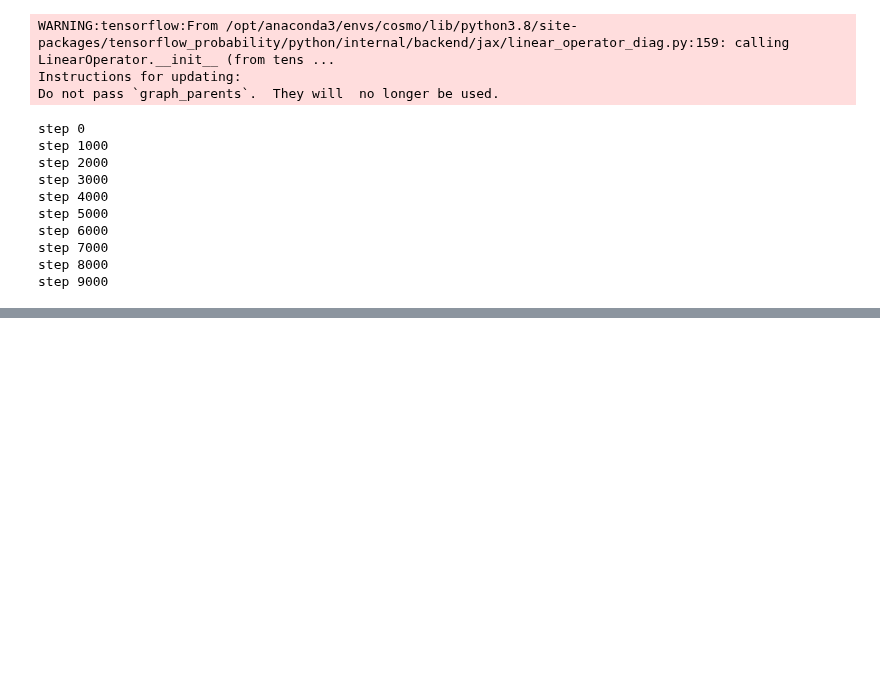
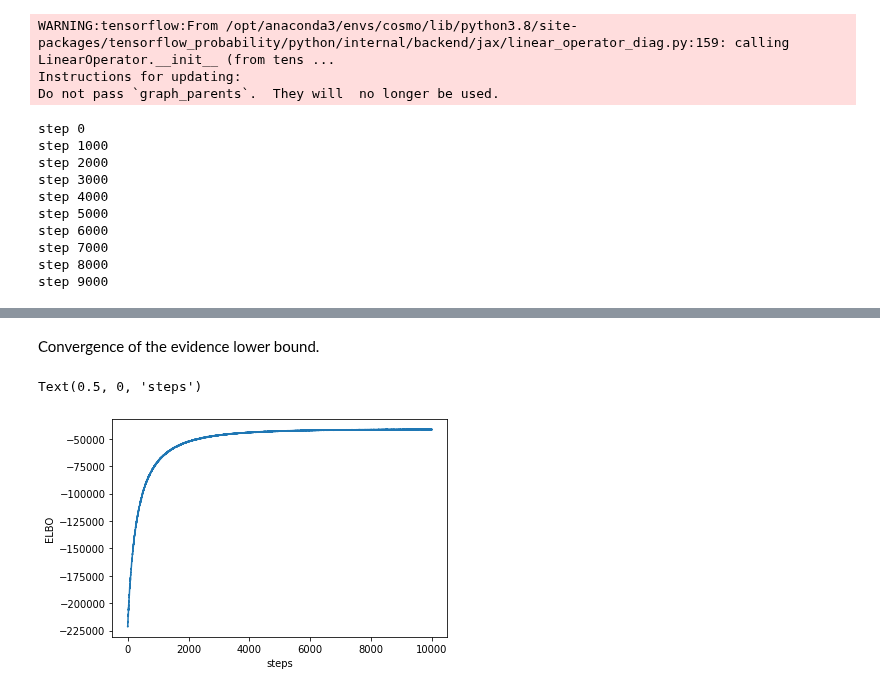
Before and after one commit to CosmoStat/jax-lensing, a Jupyter notebook: notebooks/multivariate-gaussian-vi.ipynb, the cells around one changed output, grey strips where cells are left out. Saved outputs shown, nothing was run; the diff lists cells and outputs as text; code cells hidden in the pictures; blank space fills up the shorter version.

```diff
--- a/notebooks/multivariate-gaussian-vi.ipynb
+++ b/notebooks/multivariate-gaussian-vi.ipynb
@@ -157,0 +232,9 @@ plt.colorbar()
+# %% [markdown]
+Convergence of the evidence lower bound.
+# %%
+plt.plot(elbo_list)
+plt.ylabel('ELBO')
+plt.xlabel('steps')
+# %% [output]
+Text(0.5, 0, 'steps')
+[figure, added]
```
Also changed, not shown: parts of 17 cells of this notebook.
